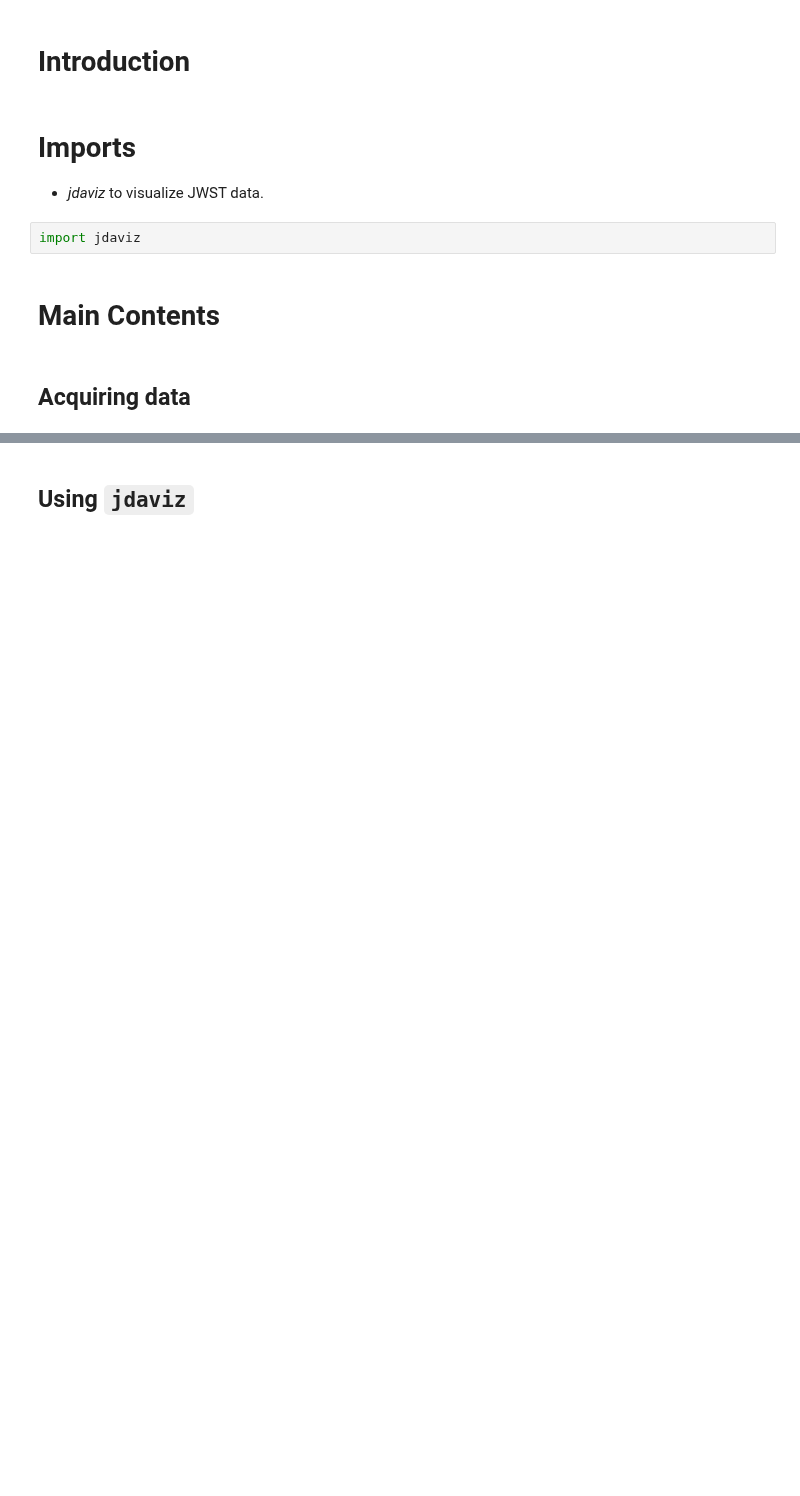
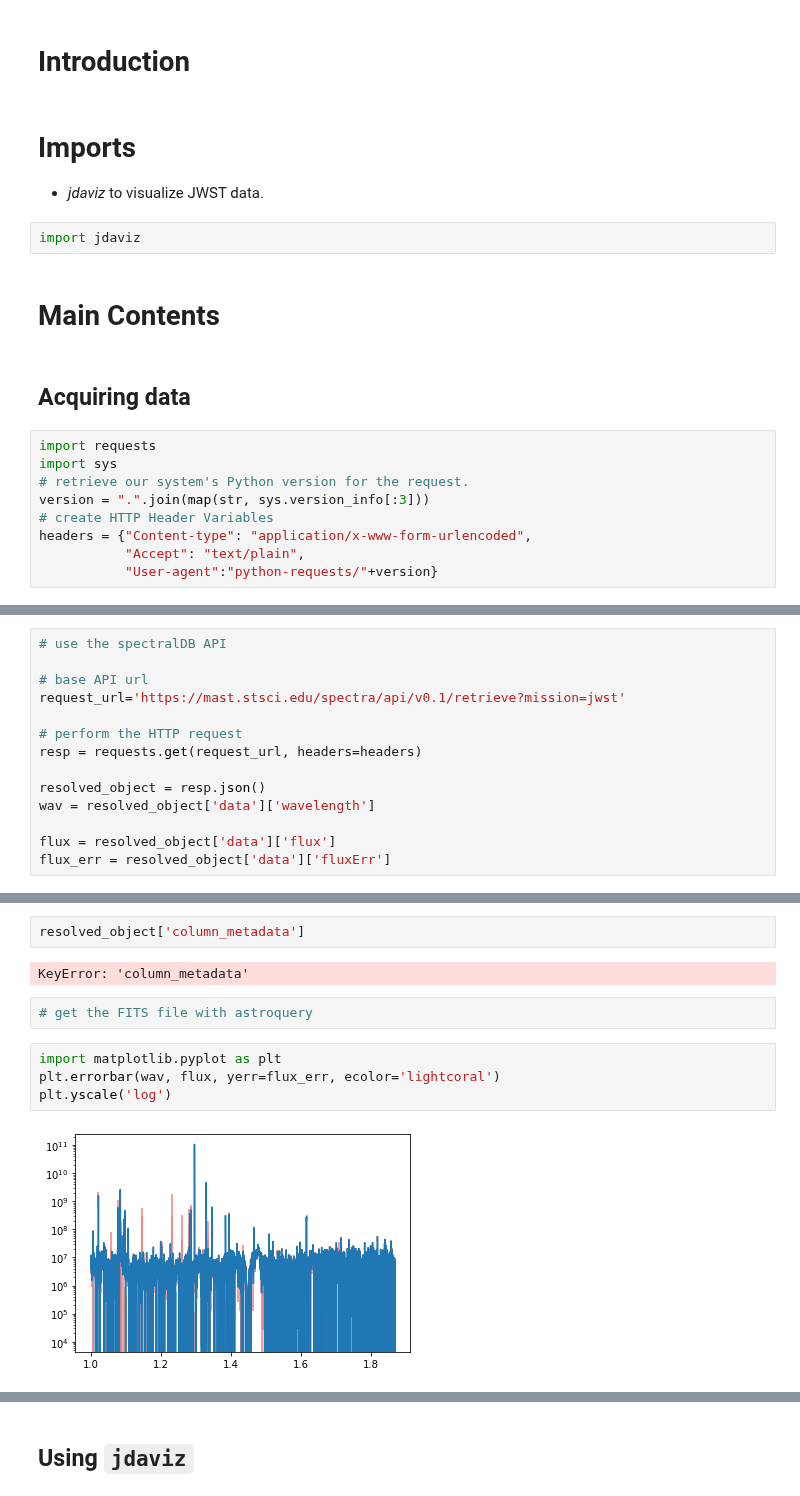
Before and after one commit to arjunsavel/notebooks-stsci, a Jupyter notebook: notebooks/MAST/exploring_jwst_transmission/exploring_jwst_transmission.ipynb, the cells around one changed output, grey strips where cells are left out. Saved outputs shown, nothing was run; the diff lists cells and outputs as text; blank space fills up the shorter version.

Commit message:
jwst transmission comments

```diff
--- a/notebooks/MAST/exploring_jwst_transmission/exploring_jwst_transmission.ipynb
+++ b/notebooks/MAST/exploring_jwst_transmission/exploring_jwst_transmission.ipynb
@@ -25,3 +25,12 @@ import jdaviz
 # Main Contents
 # %% [markdown]
 ## Acquiring data
+# %%
+import requests
+import sys
+# retrieve our system's Python version for the request.
+version = ".".join(map(str, sys.version_info[:3]))
+# create HTTP Header Variables
+headers = {"Content-type": "application/x-www-form-urlencoded",
+           "Accept": "text/plain",
+           "User-agent":"python-requests/"+version}
@@ -27,0 +65,14 @@ import jdaviz
+# %%
+# use the spectralDB API
+
+# base API url
+request_url='https://mast.stsci.edu/spectra/api/v0.1/retrieve?mission=jwst'
+
+# perform the HTTP request
+resp = requests.get(request_url, headers=headers)
+
+resolved_object = resp.json()
+wav = resolved_object['data']['wavelength']
+
+flux = resolved_object['data']['flux']
+flux_err = resolved_object['data']['fluxErr']
@@ -27,0 +118,12 @@ import jdaviz
+# %%
+resolved_object['column_metadata']
+# %% [output]
+KeyError: 'column_metadata'
+# %%
+# get the FITS file with astroquery
+# %%
+import matplotlib.pyplot as plt
+plt.errorbar(wav, flux, yerr=flux_err, ecolor='lightcoral')
+plt.yscale('log')
+# %% [output]
+[figure, added]
```
Also changed, not shown: parts of 48 cells of this notebook.
